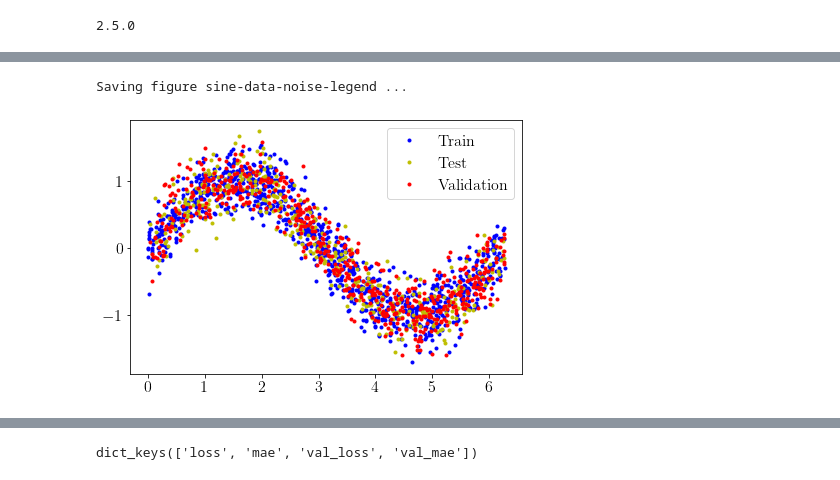
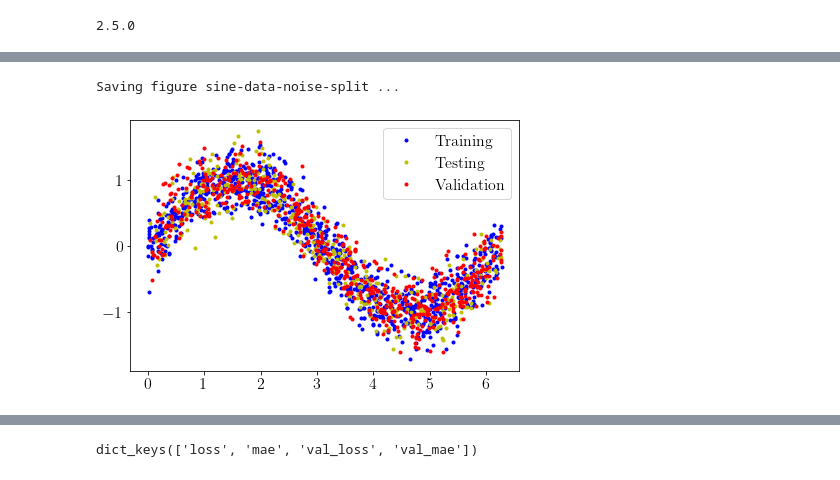
Before and after one commit to JensDll/bachelorarbeit-notebooks, a Jupyter notebook: first-nn/sine.ipynb, the cells around one changed output, grey strips where cells are left out. Saved outputs shown, nothing was run; the diff lists cells and outputs as text; code cells hidden in the pictures.

```diff
--- a/first-nn/sine.ipynb
+++ b/first-nn/sine.ipynb
@@ -23,7 +23,7 @@ def save_fig(name, tight_layout = True):
             os.mkdir("plots")
         print(f"Saving figure {name} ...")
         if tight_layout:
-            plt.tight_layout(pad=0.4)
+            plt.tight_layout(pad=0.5)
         plt.savefig(f"plots/{name}.pdf", backend="pgf")
 # %%
 print(tf.__version__)
@@ -74,21 +123,21 @@ Saving figure sine-data-noise ...
 # %%
-TRAIN_SPLIT = int(0.5 * SAMPLES)
-TEST_SPLIT = int(0.2 * SAMPLES)
-VAL_SPLIT = SAMPLES - TRAIN_SPLIT - TEST_SPLIT
+TRAIN_SIZE = int(0.5 * SAMPLES)
+TEST_SIZE = int(0.2 * SAMPLES)
+VAL_SIZE = SAMPLES - TRAIN_SIZE - TEST_SIZE
 
-x_train, x_test, x_val = tf.split(x, [TRAIN_SPLIT, TEST_SPLIT, VAL_SPLIT])
-y_train, y_test, y_val = tf.split(y, [TRAIN_SPLIT, TEST_SPLIT, VAL_SPLIT])
+x_train, x_test, x_val = tf.split(x, [TRAIN_SIZE, TEST_SIZE, VAL_SIZE])
+y_train, y_test, y_val = tf.split(y, [TRAIN_SIZE, TEST_SIZE, VAL_SIZE])
 
 assert tf.size(x_train) + tf.size(x_test) + tf.size(x_val) == SAMPLES
 # %%
-plt.plot(x_train, y_train, "b.", label="Train")
-plt.plot(x_test, y_test, "y.", label="Test")
+plt.plot(x_train, y_train, "b.", label="Training")
+plt.plot(x_test, y_test, "y.", label="Testing")
 plt.plot(x_val, y_val, "r.", label="Validation")
 plt.legend()
-save_fig("sine-data-noise-legend")
+save_fig("sine-data-noise-split")
 plt.show()
 # %% [output]
-Saving figure sine-data-noise-legend ...
+Saving figure sine-data-noise-split ...
-[figure, old version]
+[figure, new version]
 # %%
 input_layer = keras.layers.Input(shape=[1])
```
Also changed, not shown: parts of 29 cells of this notebook.
